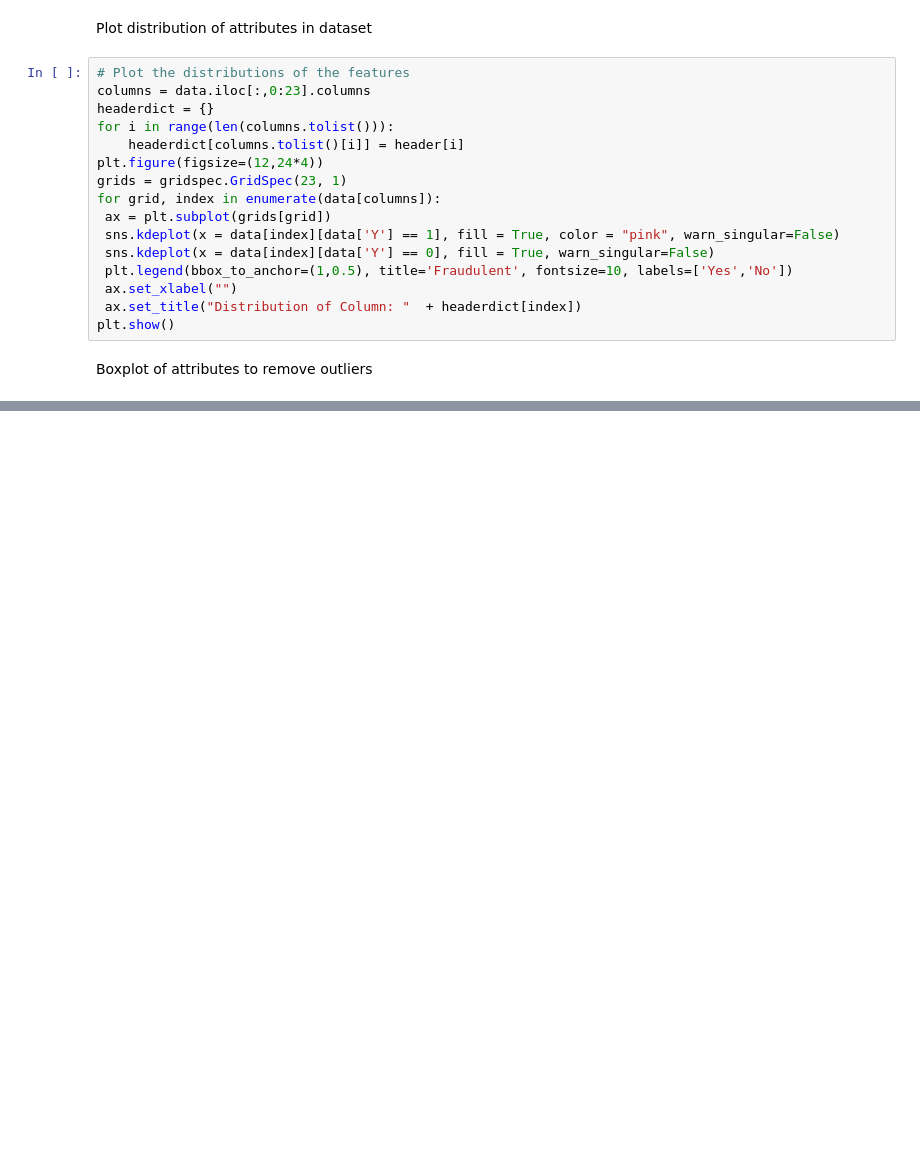
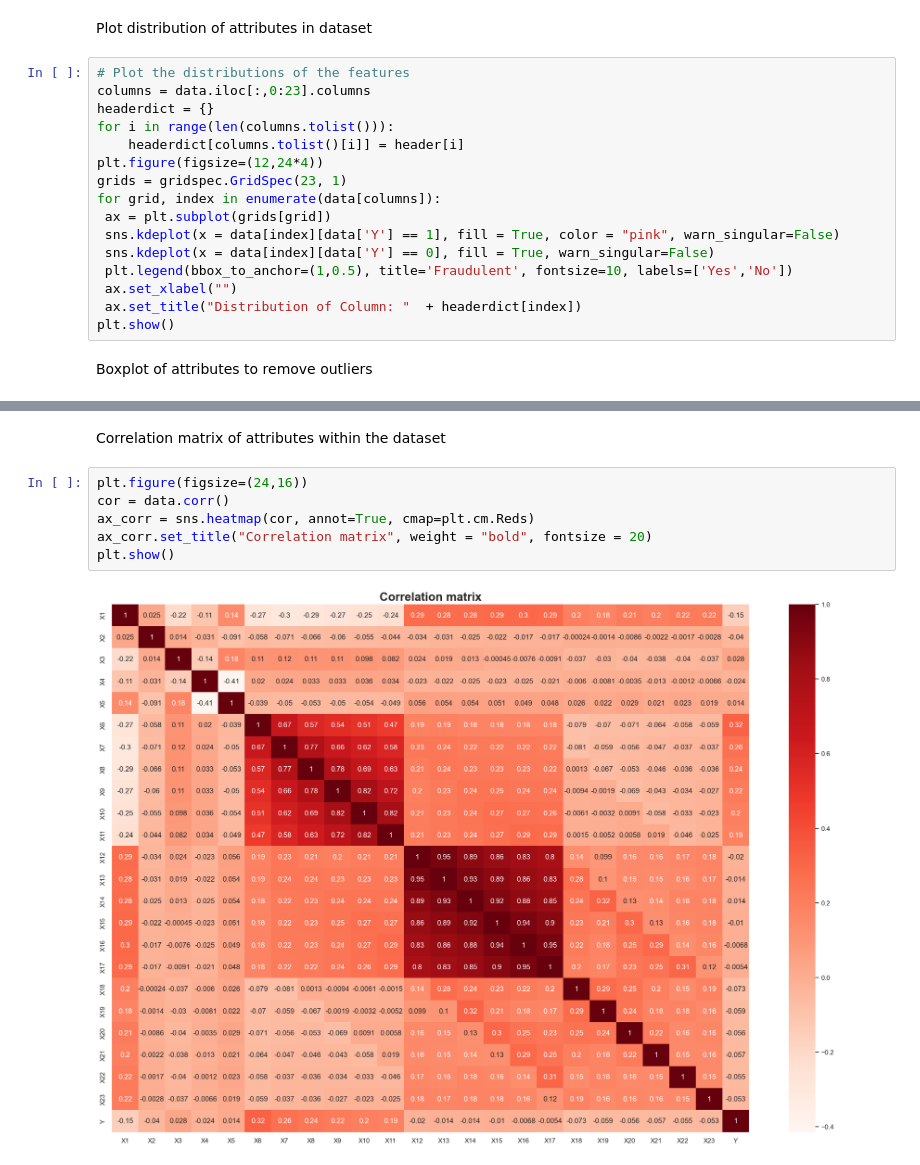
Before and after one commit to Alexius0123/Card-Fraud-Project, a Jupyter notebook: final.ipynb, the cells around one changed output, grey strips where cells are left out. Cells and saved outputs as stored; diff of their text form; blank space fills up the shorter version.

Commit message:
Added correlation matrix

```diff
--- a/final.ipynb
+++ b/final.ipynb
@@ -150,0 +149,10 @@ plt.show()
+# %% [markdown]
+Correlation matrix of attributes within the dataset
+# %%
+plt.figure(figsize=(24,16))
+cor = data.corr()
+ax_corr = sns.heatmap(cor, annot=True, cmap=plt.cm.Reds)
+ax_corr.set_title("Correlation matrix", weight = "bold", fontsize = 20)
+plt.show()
+# %% [output]
+[figure, added]
```
Also changed, not shown: parts of 1 cell of this notebook.
